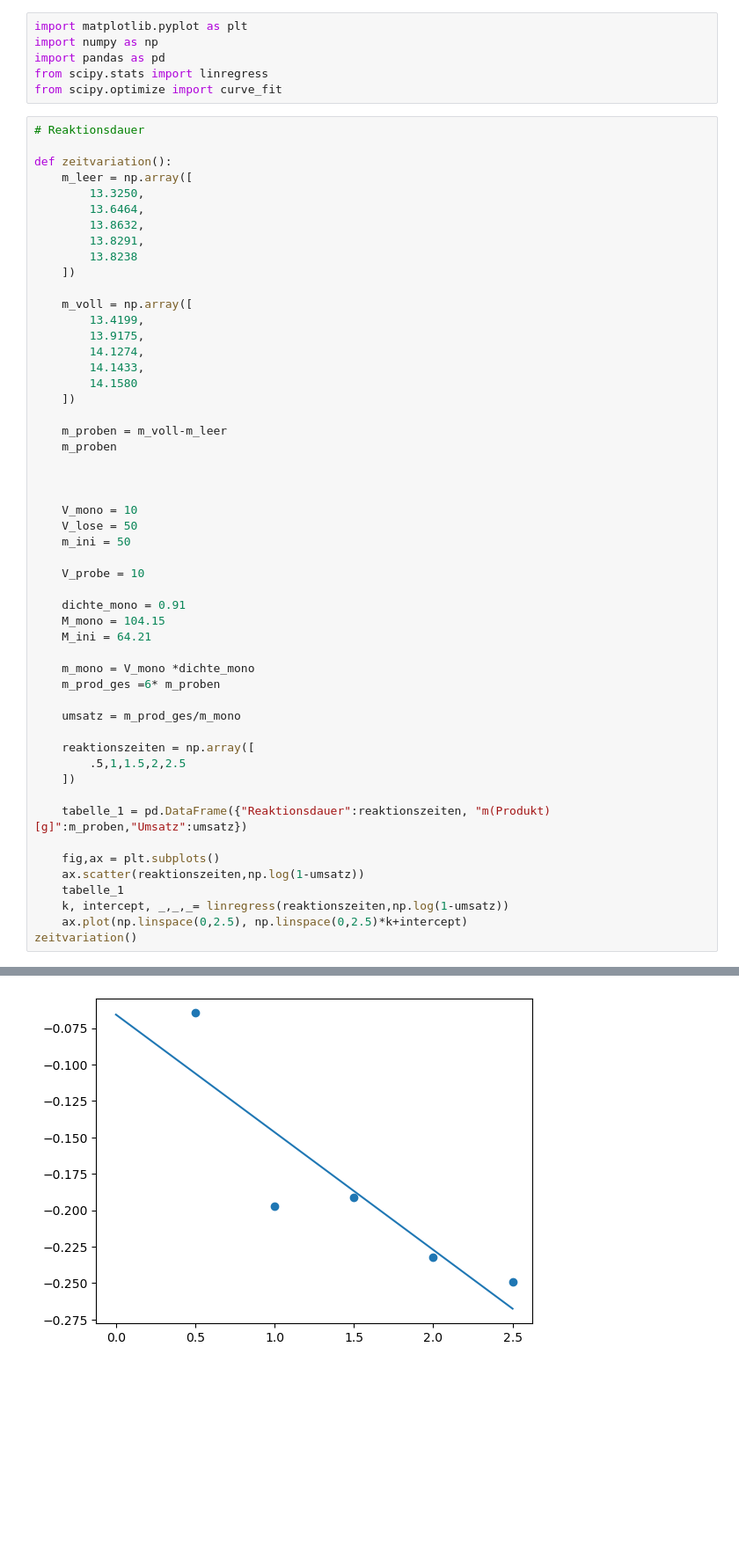
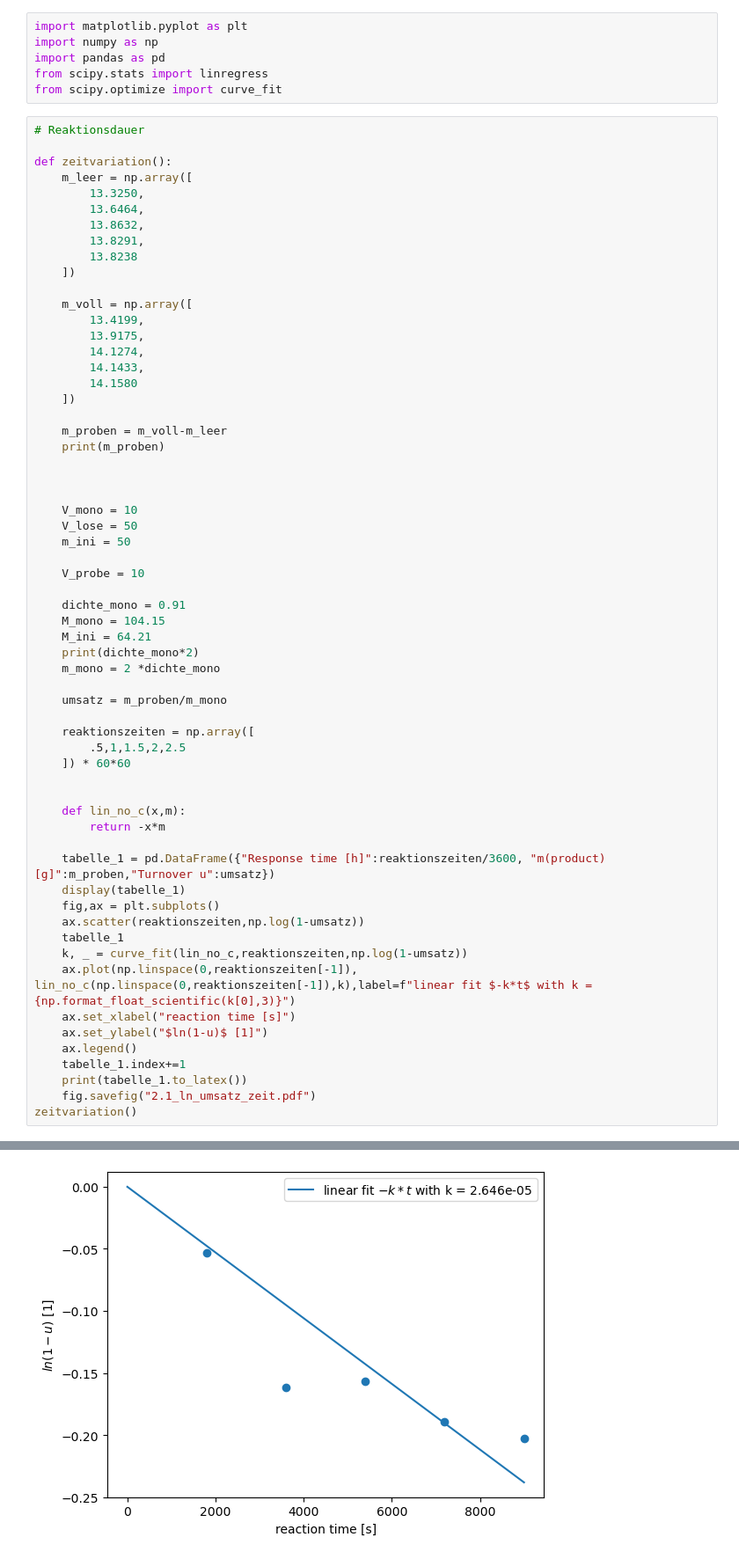
Before and after one commit to Rankenstein678/Makro, a Jupyter notebook: AMC1/AMC1.ipynb, the cells around one changed output, grey strips where cells are left out. Shown at 88% size. Drawn from its saved outputs; the diff is of its cells as text; blank space fills up the shorter version.

```diff
--- a/AMC1/AMC1.ipynb
+++ b/AMC1/AMC1.ipynb
@@ -25,7 +25,7 @@ def zeitvariation():
     ])
 
     m_proben = m_voll-m_leer
-    m_proben
+    print(m_proben)
 
 
 
@@ -38,22 +38,31 @@ def zeitvariation():
     dichte_mono = 0.91
     M_mono = 104.15
     M_ini = 64.21
+    print(dichte_mono*2)
+    m_mono = 2 *dichte_mono
 
-    m_mono = V_mono *dichte_mono
-    m_prod_ges =6* m_proben
-
-    umsatz = m_prod_ges/m_mono
+    umsatz = m_proben/m_mono
 
     reaktionszeiten = np.array([
         .5,1,1.5,2,2.5
-    ])
+    ]) * 60*60
 
-    tabelle_1 = pd.DataFrame({"Reaktionsdauer":reaktionszeiten, "m(Produkt) [g]":m_proben,"Umsatz":umsatz})
 
+    def lin_no_c(x,m):
+        return -x*m
+
+    tabelle_1 = pd.DataFrame({"Response time [h]":reaktionszeiten/3600, "m(product) [g]":m_proben,"Turnover u":umsatz})
+    display(tabelle_1)
     fig,ax = plt.subplots()
     ax.scatter(reaktionszeiten,np.log(1-umsatz))
     tabelle_1
-    k, intercept, _,_,_= linregress(reaktionszeiten,np.log(1-umsatz))
-    ax.plot(np.linspace(0,2.5), np.linspace(0,2.5)*k+intercept)
+    k, _ = curve_fit(lin_no_c,reaktionszeiten,np.log(1-umsatz))
+    ax.plot(np.linspace(0,reaktionszeiten[-1]), lin_no_c(np.linspace(0,reaktionszeiten[-1]),k),label=f"linear fit $-k*t$ with k = {np.format_float_scientific(k[0],3)}")
+    ax.set_xlabel("reaction time [s]")
+    ax.set_ylabel("$ln(1-u)$ [1]")
+    ax.legend()
+    tabelle_1.index+=1
+    print(tabelle_1.to_latex())
+    fig.savefig("2.1_ln_umsatz_zeit.pdf")
 zeitvariation()
 # %% [output]
@@ -60,4 +88,4 @@ zeitvariation()
-[figure, old version]
+[figure, new version]
 # %%
 # 2.2
 m_proben = np.array([
```
Also changed, not shown: parts of 3 cells of this notebook, 6 other files.
